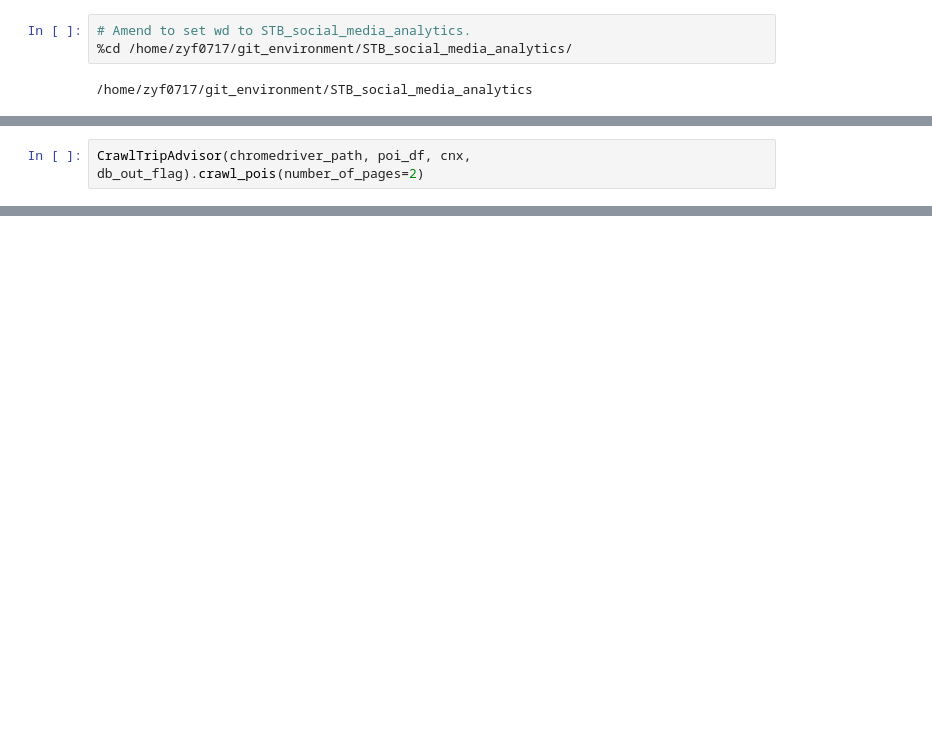
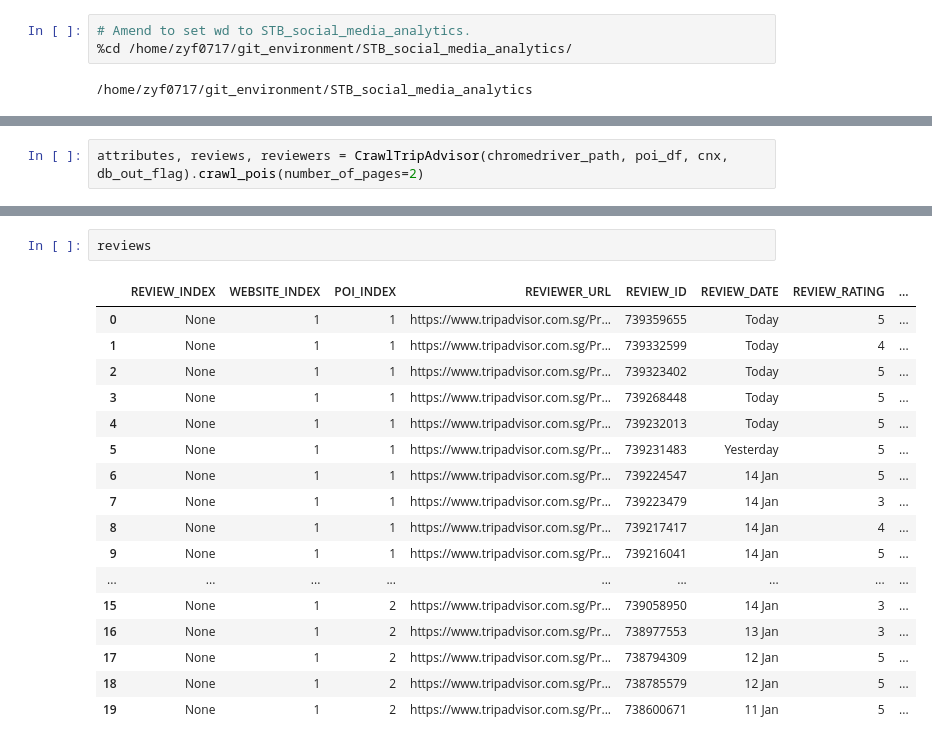
Before and after one commit to Pudgilicious/STB_social_media, a Jupyter notebook: tripadvisor/OOP_format.ipynb, the cells around one changed output, grey strips where cells are left out. Cells and saved outputs as stored; diff of their text form; blank space fills up the shorter version.

Commit message:
TripAdvisor - output to pd df

```diff
--- a/tripadvisor/OOP_format.ipynb
+++ b/tripadvisor/OOP_format.ipynb
@@ -221,2 +341,2 @@ class CrawlTripAdvisor:
 # %%
-CrawlTripAdvisor(chromedriver_path, poi_df, cnx, db_out_flag).crawl_pois(number_of_pages=2)
+attributes, reviews, reviewers = CrawlTripAdvisor(chromedriver_path, poi_df, cnx, db_out_flag).crawl_pois(number_of_pages=2)
@@ -269,0 +349,20 @@ MyClass.root(4)
+# %%
+reviews
+# %% [output]
+|  | REVIEW_INDEX | WEBSITE_INDEX | POI_INDEX | REVIEWER_URL | REVIEW_ID | REVIEW_DATE | REVIEW_RATING | ... |
+| 0 | None | 1 | 1 | https://www.tripadvisor.com.sg/Pr... | 739359655 | Today | 5 | ... |
+| 1 | None | 1 | 1 | https://www.tripadvisor.com.sg/Pr... | 739332599 | Today | 4 | ... |
+| 2 | None | 1 | 1 | https://www.tripadvisor.com.sg/Pr... | 739323402 | Today | 5 | ... |
+| 3 | None | 1 | 1 | https://www.tripadvisor.com.sg/Pr... | 739268448 | Today | 5 | ... |
+| 4 | None | 1 | 1 | https://www.tripadvisor.com.sg/Pr... | 739232013 | Today | 5 | ... |
+| 5 | None | 1 | 1 | https://www.tripadvisor.com.sg/Pr... | 739231483 | Yesterday | 5 | ... |
+| 6 | None | 1 | 1 | https://www.tripadvisor.com.sg/Pr... | 739224547 | 14 Jan | 5 | ... |
+| 7 | None | 1 | 1 | https://www.tripadvisor.com.sg/Pr... | 739223479 | 14 Jan | 3 | ... |
+| 8 | None | 1 | 1 | https://www.tripadvisor.com.sg/Pr... | 739217417 | 14 Jan | 4 | ... |
+| 9 | None | 1 | 1 | https://www.tripadvisor.com.sg/Pr... | 739216041 | 14 Jan | 5 | ... |
+| ... | ... | ... | ... | ... | ... | ... | ... | ... |
+| 15 | None | 1 | 2 | https://www.tripadvisor.com.sg/Pr... | 739058950 | 14 Jan | 3 | ... |
+| 16 | None | 1 | 2 | https://www.tripadvisor.com.sg/Pr... | 738977553 | 13 Jan | 3 | ... |
+| 17 | None | 1 | 2 | https://www.tripadvisor.com.sg/Pr... | 738794309 | 12 Jan | 5 | ... |
+| 18 | None | 1 | 2 | https://www.tripadvisor.com.sg/Pr... | 738785579 | 12 Jan | 5 | ... |
+| 19 | None | 1 | 2 | https://www.tripadvisor.com.sg/Pr... | 738600671 | 11 Jan | 5 | ... |
```
Also changed, not shown: parts of 11 cells of this notebook, 4 other files.
